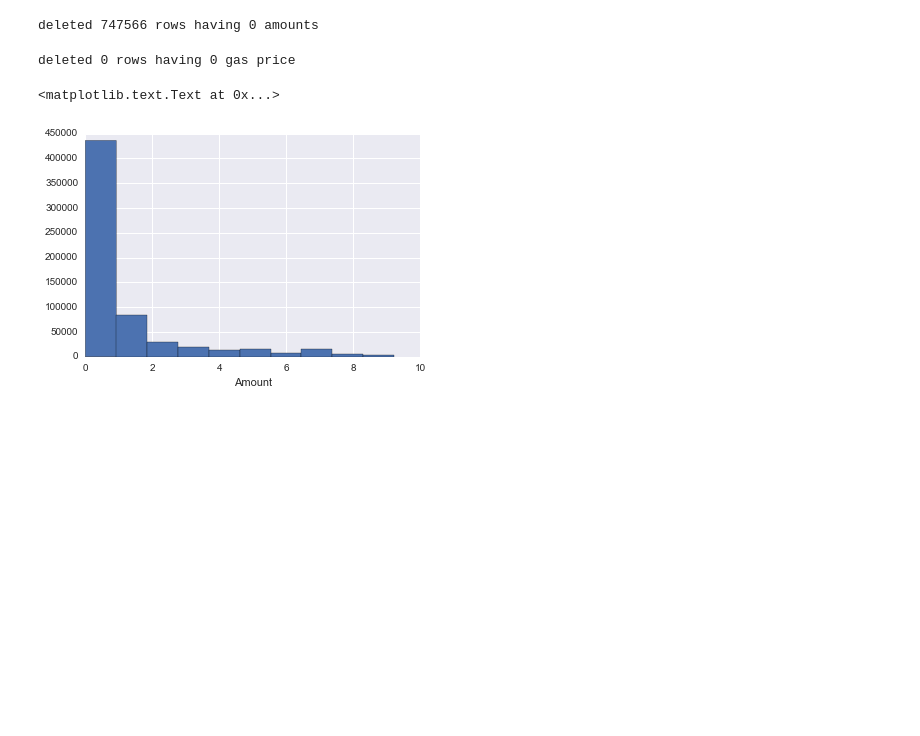
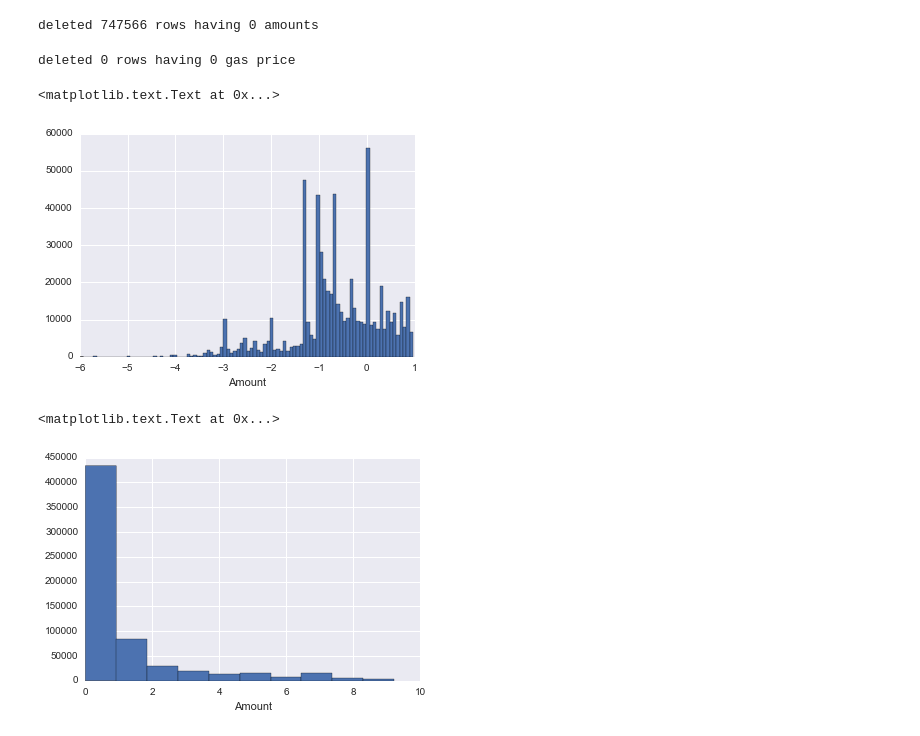
Before and after one commit to NunoEdgarGFlowHub/ethereum_blockchain, a Jupyter notebook: notebooks/EDA3.ipynb, the cells around one changed output. Saved outputs shown, nothing was run; the diff lists cells and outputs as text; code cells hidden in the pictures; blank space fills up the shorter version.

```diff
--- a/notebooks/EDA3.ipynb
+++ b/notebooks/EDA3.ipynb
@@ -420,2 +409,0 @@ no blocks per day: 3559
-# %%
-ts = df.set_index(df['time_t'])
@@ -557,3 +490,5 @@ df_filtered = df[(df['amount_eth'] > 0) & (df['price_gwei'] > 0)]
+# %%
+df_filtered = df[(df['amount_eth'] > 10**(-6)) & (df['price_gwei'] > 0)]
 # %%
 print('deleted {} rows having 0 amounts'.format(df[df['amount_eth'] == 0].values.shape[0]))
 # %% [output]
@@ -562,6 +497,12 @@ deleted 747566 rows having 0 amounts
 print('deleted {} rows having 0 gas price'.format(df[df['price_gwei'] == 0].values.shape[0]))
 # %% [output]
 deleted 0 rows having 0 gas price
+# %%
+df_filtered['amount_eth'].apply(np.log10).hist(bins=100)
+plt.xlabel('Amount')
+# %% [output]
+<matplotlib.text.Text at 0x...>
+[figure, added]
 # %%
 df_filtered['amount_eth'].hist()
 plt.xlabel('Amount')
```
Also changed, not shown: parts of 38 cells of this notebook, 7 other files.
